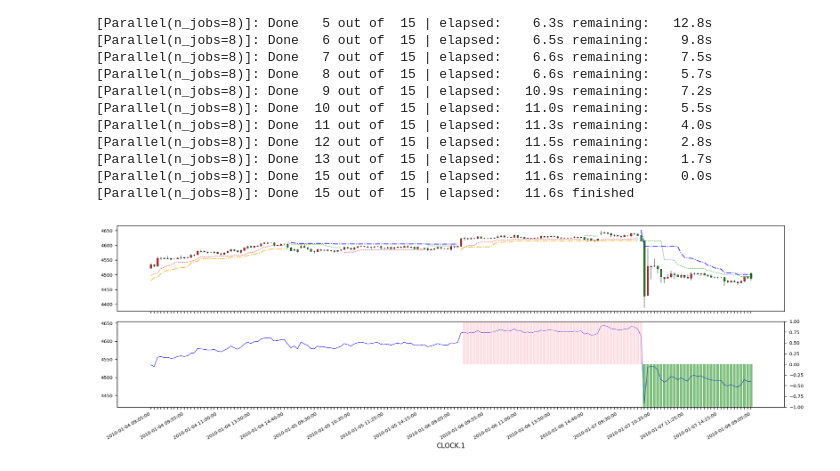
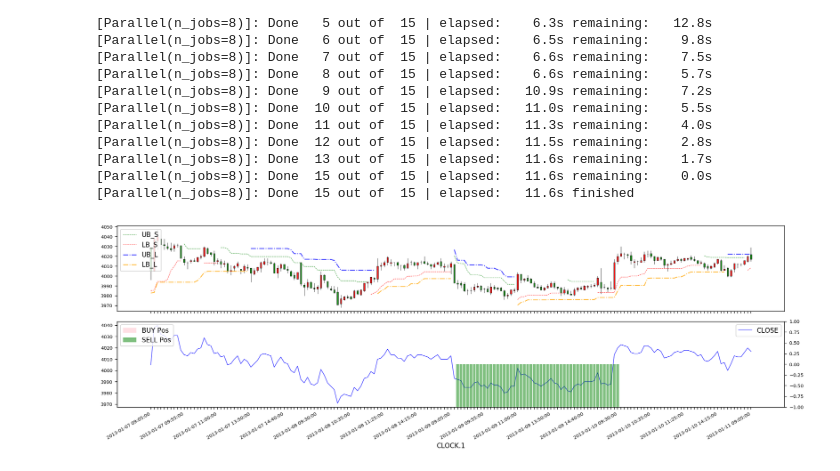
Before and after one commit to RichardS0268/CTA_Trend, a Jupyter notebook: Analysis.ipynb, the cells around one changed output. Cells and saved outputs as stored; diff of their text form; code cells hidden in the pictures.

```diff
--- a/Analysis.ipynb
+++ b/Analysis.ipynb
@@ -263,7 +263,8 @@ def plot_all(scom, t_start, t_end):
     axes[0].tick_params(labelsize=7)
     axes[1].tick_params(labelsize=7)
 
-    ## K bars
+    ## Subplot 0
+    # K bars
     sdf = pd.DataFrame()
     sdf['CLOCK'] = stmp['CLOCK'].apply(lambda x: pd.to_datetime(x))
     sdf = sdf.set_index('CLOCK')
@@ -277,7 +278,7 @@ def plot_all(scom, t_start, t_end):
     s = mpf.make_mpf_style(base_mpf_style='yahoo', marketcolors=mc, y_on_right=False)
     mpf.plot(sdf, ax = axes[0], type='candle', style = s, ylabel='')
 
-    ## Super Trends
+    # Super Trends
     stmp['UB_S'].loc[stmp['STD_S']== 1] = np.nan
     stmp['LB_S'].loc[stmp['STD_S']==-1] = np.nan
 
@@ -289,20 +290,24 @@ def plot_all(scom, t_start, t_end):
 
     stmp['UB_L'].plot(ax=axes[0], color='blue', linestyle='-.', alpha=0.8, linewidth=1.2)
     stmp['LB_L'].plot(ax=axes[0], color='orange', linestyle='-.', alpha=0.8, linewidth=1.2)
+    axes[0].legend()
 
+    ## Subplot 1
     stmp['CLOSE'].plot(ax=axes[1], color='b', alpha=0.8, linewidth=0.8)
     ax_twin = axes[1].twinx()
     ax_twin.tick_params(labelsize=7)
     ax_twin.set_ylim(-1,1)
+    axes[1].legend(loc='upper right')
 
     # BUY_POS = stmp.loc
     BUY_POS = stmp.copy(deep=True)
     BUY_POS['signal'].loc[BUY_POS['signal']!=1]=0
-    plt.bar(BUY_POS.index.to_list(), BUY_POS['signal'], color='pink', alpha=0.5)
+    plt.bar(BUY_POS.index.to_list(), BUY_POS['signal'], color='pink', alpha=0.5, label='BUY Pos')
 
     SELL_POS = stmp.copy(deep=True)
     SELL_POS['signal'].loc[SELL_POS['signal']!=-1]=0
-    plt.bar(SELL_POS.index.to_list(), SELL_POS['signal'], color='green', alpha=0.5)
+    plt.bar(SELL_POS.index.to_list(), SELL_POS['signal'], color='green', alpha=0.5, label='SELL Pos')
+    ax_twin.legend(loc='upper left')
 
     x_ticks = []
     for i in range(stmp.shape[0]):
@@ -315,6 +320,6 @@ def plot_all(scom, t_start, t_end):
     plt.tight_layout()
     plt.show()
 # %%
-plot_all('rb', '2010-01-04 09:05:00', '2010-01-08 09:05:00')
+plot_all('rb', '2013-01-05 09:05:00', '2013-01-11 09:05:00')
 # %% [output]
-[figure, old version]
+[figure, new version]
```
